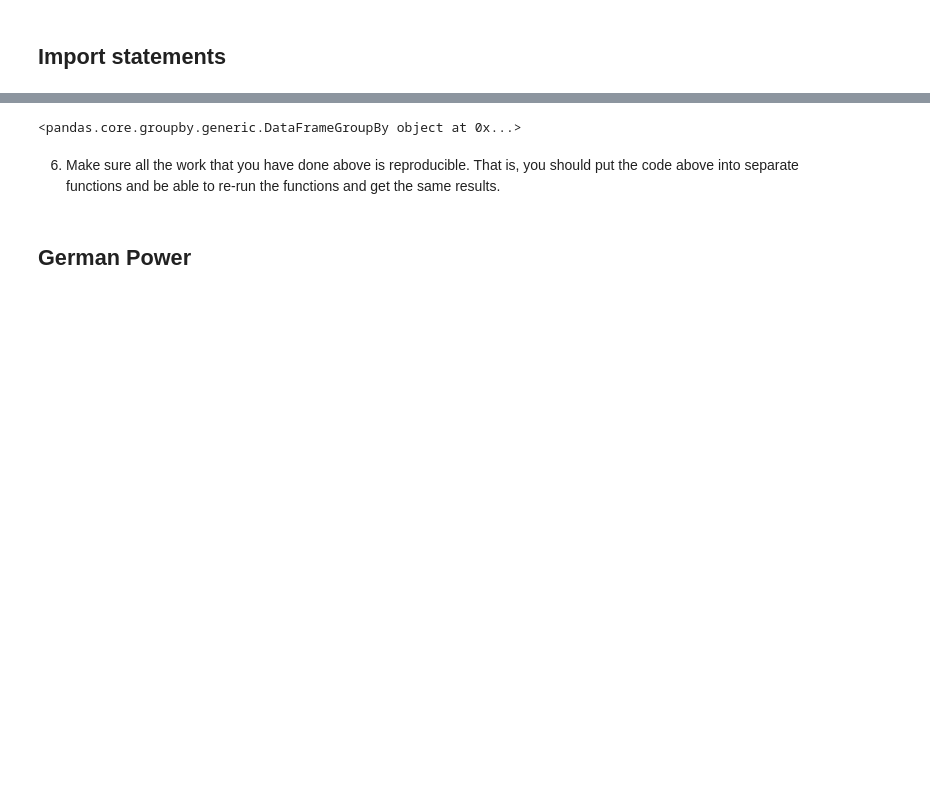
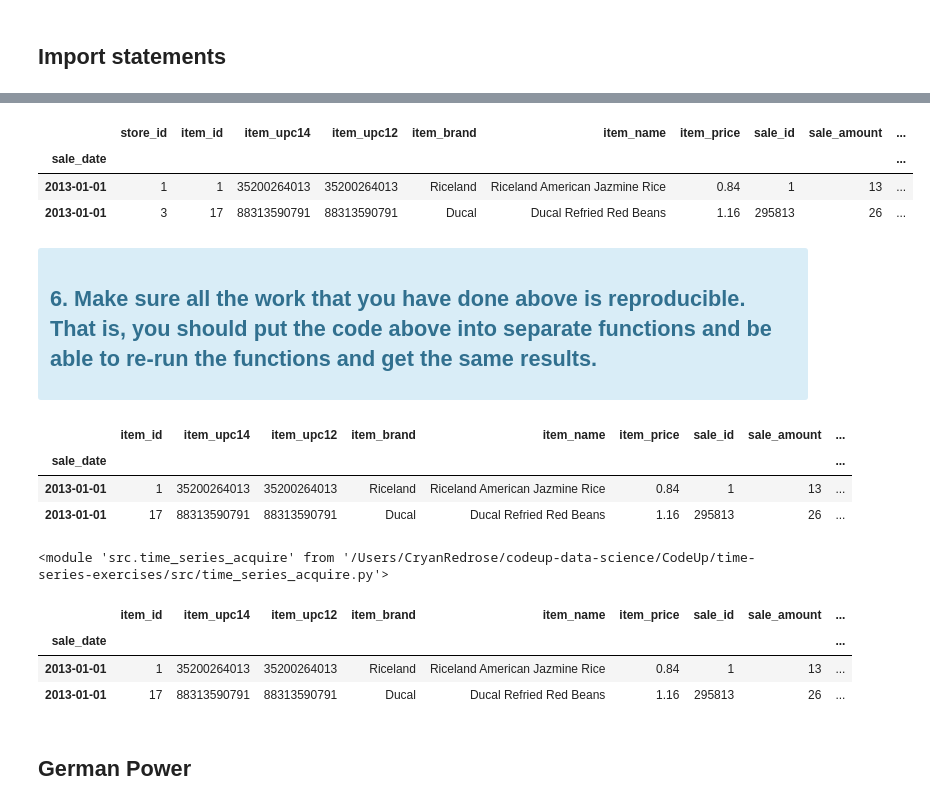
Before and after one commit to jcrosenberger/time-series-exercises, a Jupyter notebook: prepare.ipynb, the cells around one changed output, grey strips where cells are left out. Saved outputs shown, nothing was run; the diff lists cells and outputs as text; code cells hidden in the pictures; blank space fills up the shorter version.

Commit message:
Finished time_series_prepare lesson

```diff
--- a/prepare.ipynb
+++ b/prepare.ipynb
@@ -112,11 +100,16 @@ df.head()
 # %%
 #last_sale = df.reset_index().groupby(['store_id','item_id']).sale_date.max()
 
-df.groupby(['store_id','item_id'])
+df['sales_total'] = df.sale_amount * df.item_price
+df.head(2)
 # %% [output]
-<pandas.core.groupby.generic.DataFrameGroupBy object at 0x...>
+|  | store_id | item_id | item_upc14 | item_upc12 | item_brand | item_name | item_price | sale_id | sale_amount | ... |
+| sale_date |  |  |  |  |  |  |  |  |  | ... |
+| 2013-01-01 | 1 | 1 | 35200264013 | 35200264013 | Riceland | Riceland American Jazmine Rice | 0.84 | 1 | 13 | ... |
+| 2013-01-01 | 3 | 17 | 88313590791 | 88313590791 | Ducal | Ducal Refried Red Beans | 1.16 | 295813 | 26 | ... |
 # %% [markdown]
-6. Make sure all the work that you have done above is reproducible. That is, you should put the code above into separate functions and be able to re-run the functions and get the same results.
+<div class="alert alert-block alert-info">
+    <h2> 6. Make sure all the work that you have done above is reproducible. That is, you should put the code above into separate functions and be able to re-run the functions and get the same results.</h2>
 # %%
 def set_index(df, index_variable):
     try:
@@ -129,2 +129,22 @@ def set_index(df, index_variable):
+# %%
+test = prep_store_data()
+test.head(2)
+# %% [output]
+|  | item_id | item_upc14 | item_upc12 | item_brand | item_name | item_price | sale_id | sale_amount | ... |
+| sale_date |  |  |  |  |  |  |  |  | ... |
+| 2013-01-01 | 1 | 35200264013 | 35200264013 | Riceland | Riceland American Jazmine Rice | 0.84 | 1 | 13 | ... |
+| 2013-01-01 | 17 | 88313590791 | 88313590791 | Ducal | Ducal Refried Red Beans | 1.16 | 295813 | 26 | ... |
+# %%
+reload(ac)
+# %% [output]
+<module 'src.time_series_acquire' from '/Users/CryanRedrose/codeup-data-science/CodeUp/time-series-exercises/src/time_series_acquire.py'>
+# %%
+test1 = ac.get_store_df()
+test1.head(2)
+# %% [output]
+|  | item_id | item_upc14 | item_upc12 | item_brand | item_name | item_price | sale_id | sale_amount | ... |
+| sale_date |  |  |  |  |  |  |  |  | ... |
+| 2013-01-01 | 1 | 35200264013 | 35200264013 | Riceland | Riceland American Jazmine Rice | 0.84 | 1 | 13 | ... |
+| 2013-01-01 | 17 | 88313590791 | 88313590791 | Ducal | Ducal Refried Red Beans | 1.16 | 295813 | 26 | ... |
 # %% [markdown]
 ## German Power
```
Also changed, not shown: parts of 32 cells of this notebook, 1 other file.
